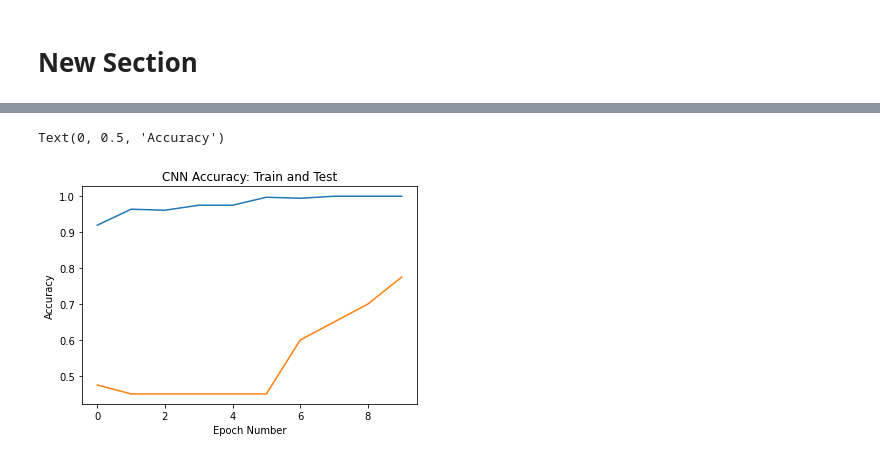
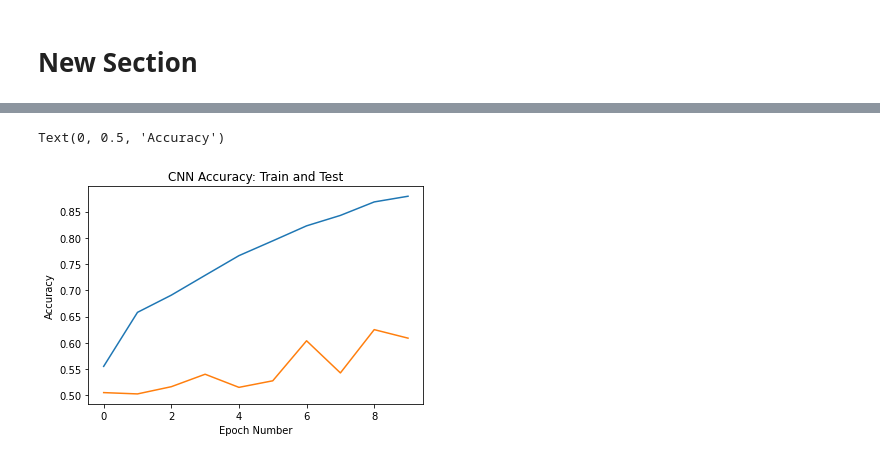
Before and after one commit to tcruz88/CNN_project, a Jupyter notebook: CNN.ipynb, the cells around one changed output, grey strips where cells are left out. Cells and saved outputs as stored; diff of their text form; code cells hidden in the pictures.

```diff
--- a/CNN.ipynb
+++ b/CNN.ipynb
@@ -124,8 +162,8 @@ from keras.optimizers import Adam
 
 optimizer = Adam(lr=0.001)
 model.compile(optimizer=optimizer, loss='binary_crossentropy', metrics=['acc'])
-h = model.fit(X_train, y_train, batch_size=10, epochs=10, validation_data=(X_test,y_test))
-model.save('road_pedestrian_CNN.h5')
+h = model.fit(X_train, y_train, batch_size=128, epochs=10, validation_data=(X_test,y_test))
+model.save('catdog_CNN.h5')
 
 plt.plot(h.history['acc'])
 plt.plot(h.history['val_acc'])
@@ -156,5 +194,5 @@ Epoch 10/10
 Text(0, 0.5, 'Accuracy')
-[figure, old version]
+[figure, new version]
 # %%
 from keras.models import load_model
 
```
Also changed, not shown: parts of 5 cells of this notebook.
